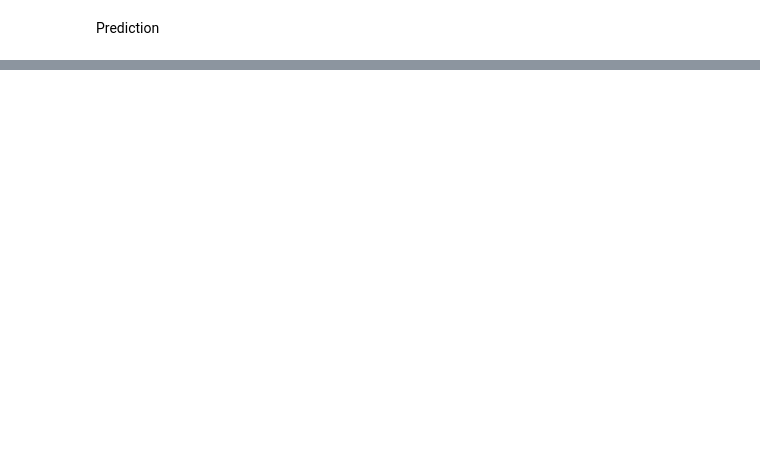
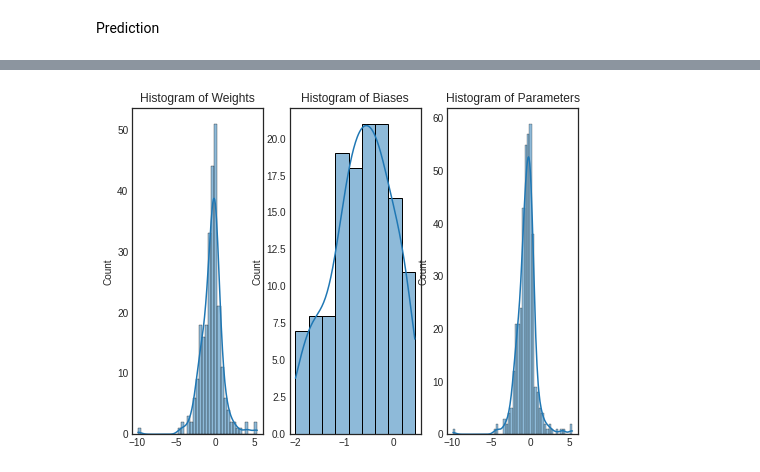
Before and after one commit to MikeS96/bayesbb, a Jupyter notebook: regressor.ipynb, the cells around one changed output, grey strips where cells are left out. Saved outputs shown, nothing was run; the diff lists cells and outputs as text; code cells hidden in the pictures; blank space fills up the shorter version.

```diff
--- a/regressor.ipynb
+++ b/regressor.ipynb
@@ -99,0 +90,6 @@ plt.show()
+# %%
+from utils.vis import weights_histogram
+
+_, _ = weights_histogram(model)
+# %% [output]
+[figure, added]
```
Also changed, not shown: parts of 6 cells of this notebook, 7 other files.
